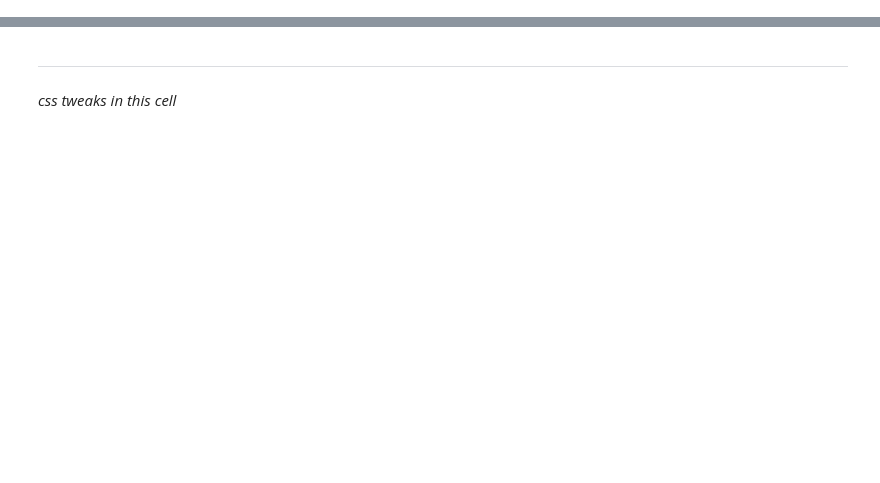
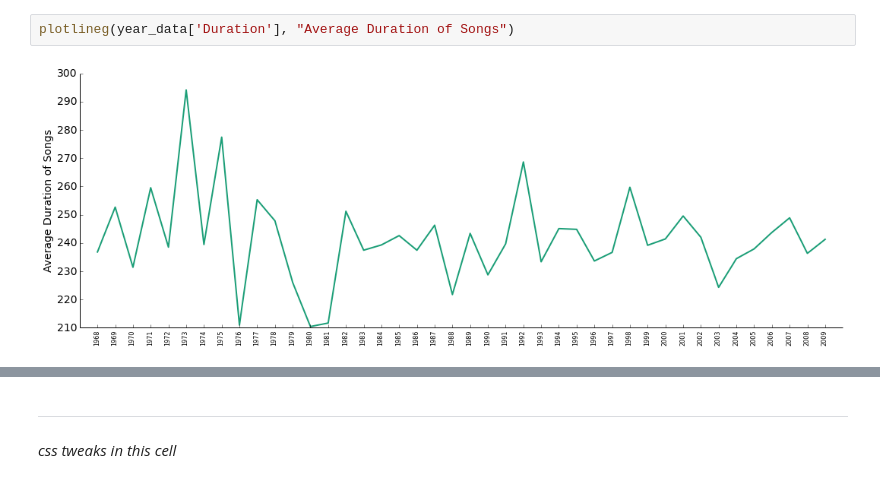
Before and after one commit to AnastasiyaB/Music_Magic, a Jupyter notebook: Process_Book.ipynb, the cells around one changed output, grey strips where cells are left out. Saved outputs shown, nothing was run; the diff lists cells and outputs as text; blank space fills up the shorter version.

```diff
--- a/Process_Book.ipynb
+++ b/Process_Book.ipynb
@@ -1073,0 +649,4 @@ plt.show()
+# %%
+plotlineg(year_data['Duration'], "Average Duration of Songs")
+# %% [output]
+[figure, added]
```
Also changed, not shown: parts of 186 cells of this notebook, 2 other files.
